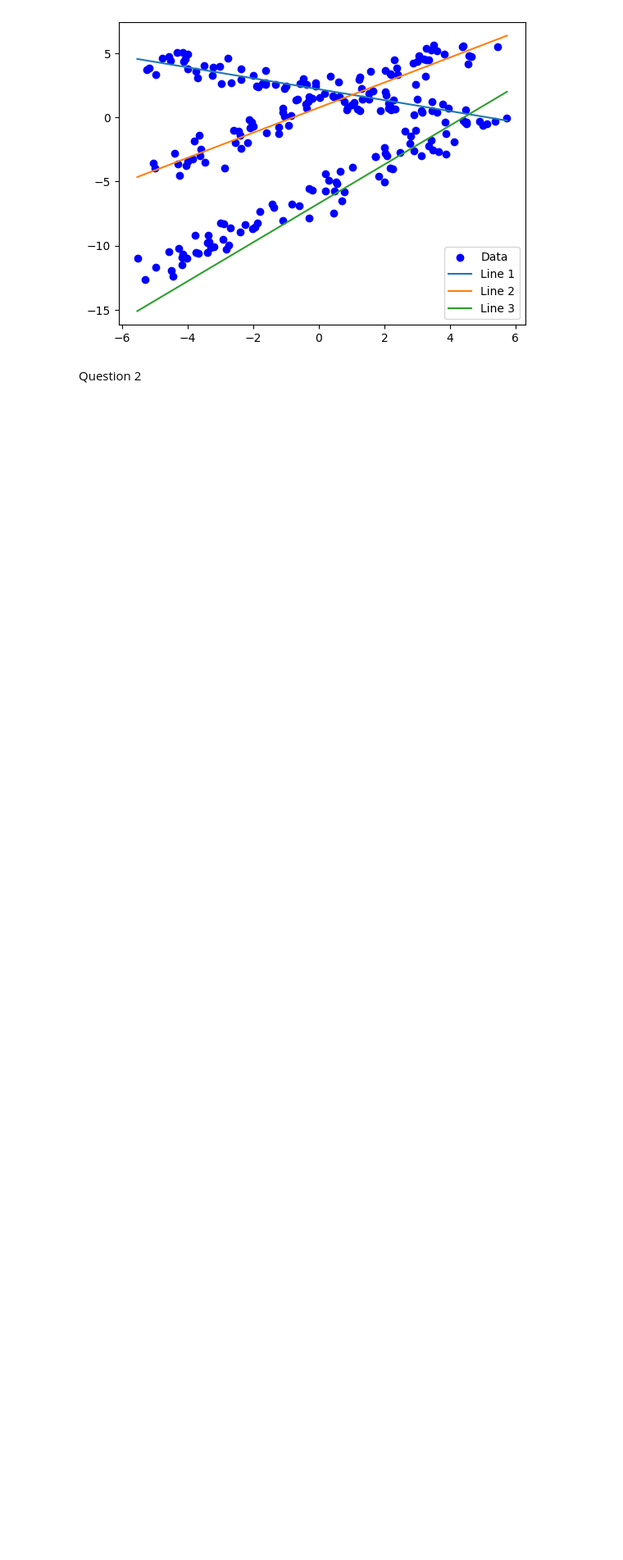
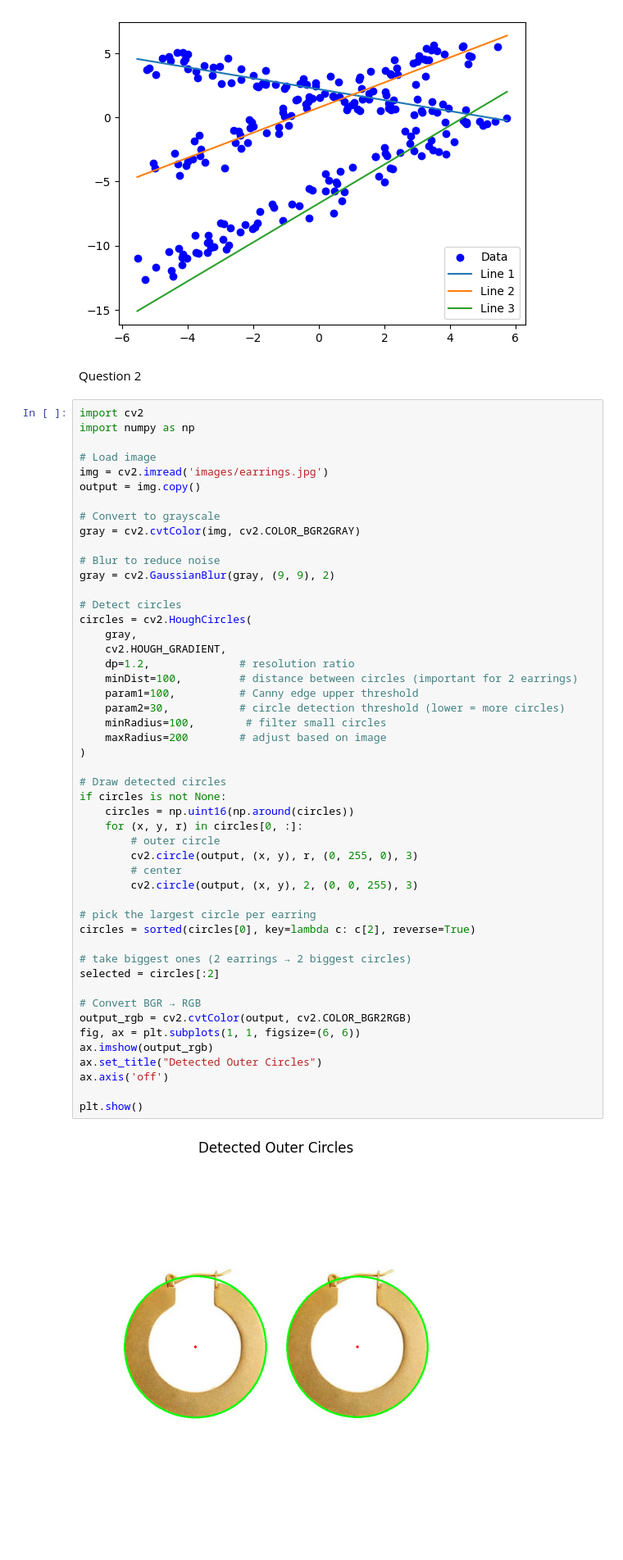
Before and after one commit to udithachandana/openCV, a Jupyter notebook: Assignment2.ipynb, the cells around one changed output. Shown at 82% size. Cells and saved outputs as stored; diff of their text form; blank space fills up the shorter version.

```diff
--- a/Assignment2.ipynb
+++ b/Assignment2.ipynb
@@ -147,3 +147,54 @@ Line 3: a=-4.168535444036682, b=2.750019827148103, c=18.45537203138827
 [figure]
 # %% [markdown]
 Question 2
+# %%
+import cv2
+import numpy as np
+
+# Load image
+img = cv2.imread('images/earrings.jpg')
+output = img.copy()
+
+# Convert to grayscale
+gray = cv2.cvtColor(img, cv2.COLOR_BGR2GRAY)
+
+# Blur to reduce noise
+gray = cv2.GaussianBlur(gray, (9, 9), 2)
+
+# Detect circles
+circles = cv2.HoughCircles(
+    gray,
+    cv2.HOUGH_GRADIENT,
+    dp=1.2,              # resolution ratio
+    minDist=100,         # distance between circles (important for 2 earrings)
+    param1=100,          # Canny edge upper threshold
+    param2=30,           # circle detection threshold (lower = more circles)
+    minRadius=100,        # filter small circles
+    maxRadius=200        # adjust based on image
+)
+
+# Draw detected circles
+if circles is not None:
+    circles = np.uint16(np.around(circles))
+    for (x, y, r) in circles[0, :]:
+        # outer circle
+        cv2.circle(output, (x, y), r, (0, 255, 0), 3)
+        # center
+        cv2.circle(output, (x, y), 2, (0, 0, 255), 3)
+
+# pick the largest circle per earring
+circles = sorted(circles[0], key=lambda c: c[2], reverse=True)
+
+# take biggest ones (2 earrings → 2 biggest circles)
+selected = circles[:2]
+
+# Convert BGR → RGB
+output_rgb = cv2.cvtColor(output, cv2.COLOR_BGR2RGB)
+fig, ax = plt.subplots(1, 1, figsize=(6, 6))
+ax.imshow(output_rgb)
+ax.set_title("Detected Outer Circles")
+ax.axis('off')
+
+plt.show()
+# %% [output]
+[figure, added]
```
Also changed, not shown: parts of 1 cell of this notebook.
